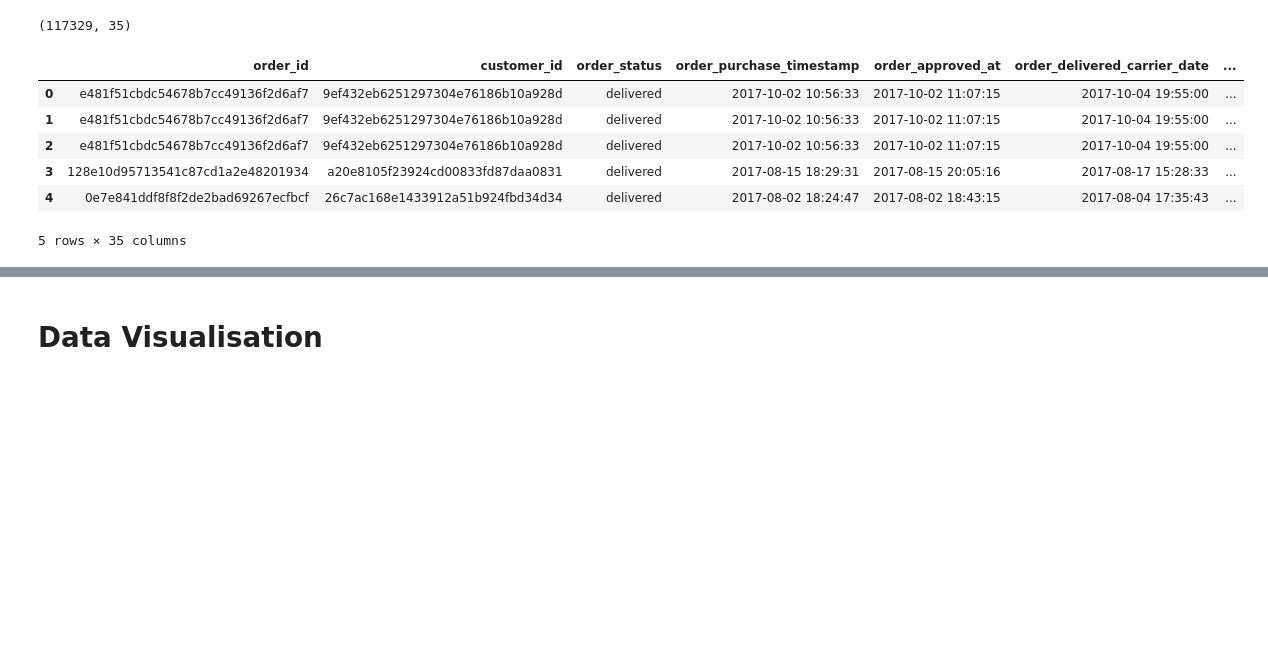
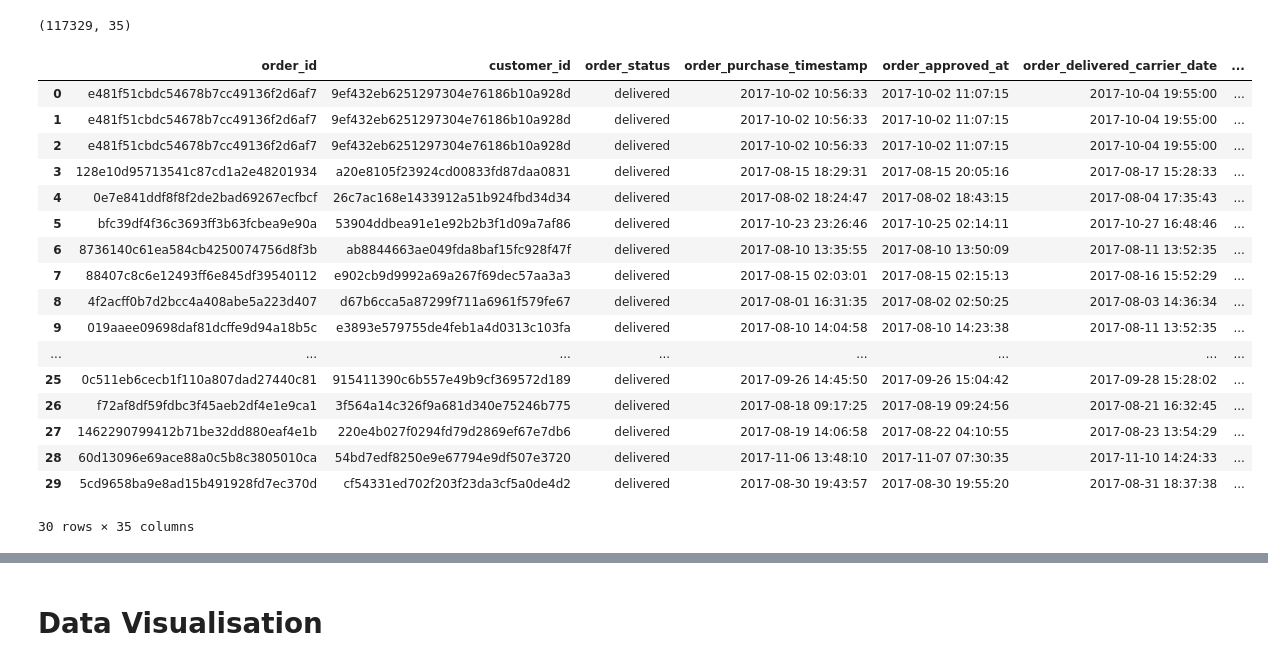
Before and after one commit to JamesLi197412/eCommerce_analysis, a Jupyter notebook: Brazillian E-Commerce.ipynb, the cells around one changed output, grey strips where cells are left out. Cells and saved outputs as stored; diff of their text form; code cells hidden in the pictures; blank space fills up the shorter version.

```diff
--- a/Brazillian E-Commerce.ipynb
+++ b/Brazillian E-Commerce.ipynb
@@ -290,10 +246,21 @@ sellers.head()
 # %%
-orders.head()
+orders.head(30)
 # %% [output]
 |  | order_id | customer_id | order_status | order_purchase_timestamp | order_approved_at | order_delivered_carrier_date | ... |
 | 0 | e481f51cbdc54678b7cc49136f2d6af7 | 9ef432eb6251297304e76186b10a928d | delivered | 2017-10-02 10:56:33 | 2017-10-02 11:07:15 | 2017-10-04 19:55:00 | ... |
 | 1 | e481f51cbdc54678b7cc49136f2d6af7 | 9ef432eb6251297304e76186b10a928d | delivered | 2017-10-02 10:56:33 | 2017-10-02 11:07:15 | 2017-10-04 19:55:00 | ... |
 | 2 | e481f51cbdc54678b7cc49136f2d6af7 | 9ef432eb6251297304e76186b10a928d | delivered | 2017-10-02 10:56:33 | 2017-10-02 11:07:15 | 2017-10-04 19:55:00 | ... |
 | 3 | 128e10d95713541c87cd1a2e48201934 | a20e8105f23924cd00833fd87daa0831 | delivered | 2017-08-15 18:29:31 | 2017-08-15 20:05:16 | 2017-08-17 15:28:33 | ... |
 | 4 | 0e7e841ddf8f8f2de2bad69267ecfbcf | 26c7ac168e1433912a51b924fbd34d34 | delivered | 2017-08-02 18:24:47 | 2017-08-02 18:43:15 | 2017-08-04 17:35:43 | ... |
+| 5 | bfc39df4f36c3693ff3b63fcbea9e90a | 53904ddbea91e1e92b2b3f1d09a7af86 | delivered | 2017-10-23 23:26:46 | 2017-10-25 02:14:11 | 2017-10-27 16:48:46 | ... |
+| 6 | 8736140c61ea584cb4250074756d8f3b | ab8844663ae049fda8baf15fc928f47f | delivered | 2017-08-10 13:35:55 | 2017-08-10 13:50:09 | 2017-08-11 13:52:35 | ... |
+| 7 | 88407c8c6e12493ff6e845df39540112 | e902cb9d9992a69a267f69dec57aa3a3 | delivered | 2017-08-15 02:03:01 | 2017-08-15 02:15:13 | 2017-08-16 15:52:29 | ... |
+| 8 | 4f2acff0b7d2bcc4a408abe5a223d407 | d67b6cca5a87299f711a6961f579fe67 | delivered | 2017-08-01 16:31:35 | 2017-08-02 02:50:25 | 2017-08-03 14:36:34 | ... |
+| 9 | 019aaee09698daf81dcffe9d94a18b5c | e3893e579755de4feb1a4d0313c103fa | delivered | 2017-08-10 14:04:58 | 2017-08-10 14:23:38 | 2017-08-11 13:52:35 | ... |
+| ... | ... | ... | ... | ... | ... | ... | ... |
+| 25 | 0c511eb6cecb1f110a807dad27440c81 | 915411390c6b557e49b9cf369572d189 | delivered | 2017-09-26 14:45:50 | 2017-09-26 15:04:42 | 2017-09-28 15:28:02 | ... |
+| 26 | f72af8df59fdbc3f45aeb2df4e1e9ca1 | 3f564a14c326f9a681d340e75246b775 | delivered | 2017-08-18 09:17:25 | 2017-08-19 09:24:56 | 2017-08-21 16:32:45 | ... |
+| 27 | 1462290799412b71be32dd880eaf4e1b | 220e4b027f0294fd79d2869ef67e7db6 | delivered | 2017-08-19 14:06:58 | 2017-08-22 04:10:55 | 2017-08-23 13:54:29 | ... |
+| 28 | 60d13096e69ace88a0c5b8c3805010ca | 54bd7edf8250e9e67794e9df507e3720 | delivered | 2017-11-06 13:48:10 | 2017-11-07 07:30:35 | 2017-11-10 14:24:33 | ... |
+| 29 | 5cd9658ba9e8ad15b491928fd7ec370d | cf54331ed702f203f23da3cf5a0de4d2 | delivered | 2017-08-30 19:43:57 | 2017-08-30 19:55:20 | 2017-08-31 18:37:38 | ... |
-5 rows × 35 columns
+30 rows × 35 columns
```
Also changed, not shown: parts of 9 cells of this notebook, 1 other file.
